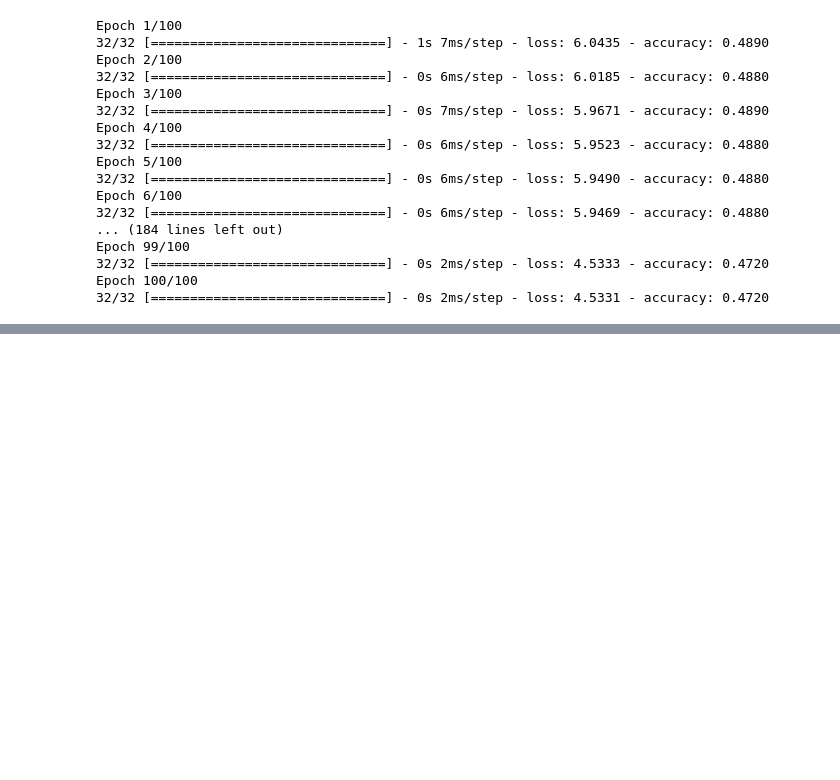
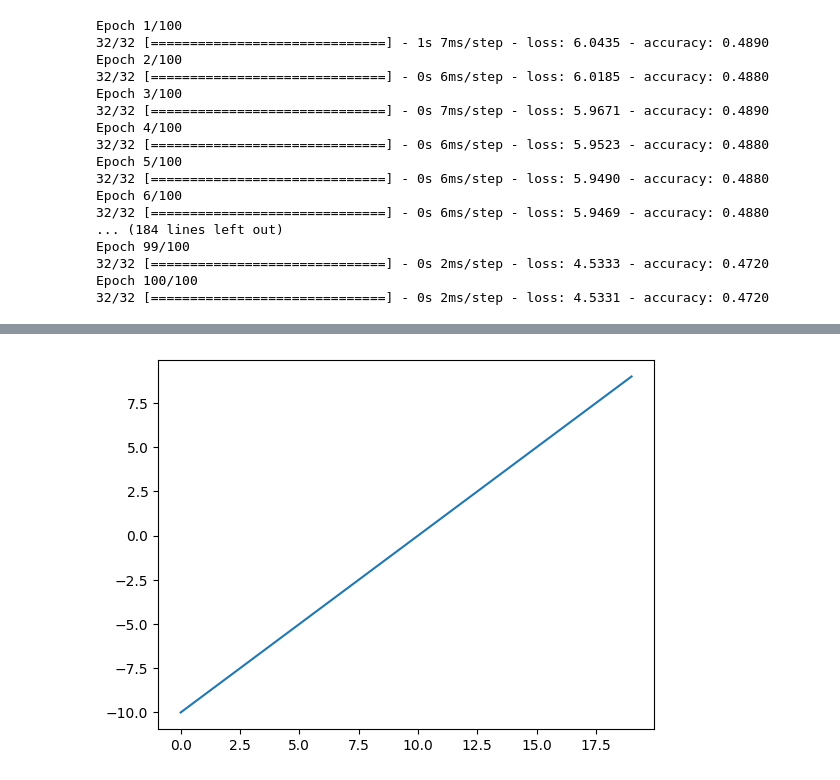
Before and after one commit to lakshitgosain/Tensorflow-ZTM, a Jupyter notebook: 02_neural_network_classification_in_tensorflow.ipynb, the cells around one changed output, grey strips where cells are left out. Saved outputs shown, nothing was run; the diff lists cells and outputs as text; code cells hidden in the pictures; blank space fills up the shorter version.

```diff
--- a/02_neural_network_classification_in_tensorflow.ipynb
+++ b/02_neural_network_classification_in_tensorflow.ipynb
@@ -386,0 +485,5 @@ Epoch 100/100
+# %%
+#Visualize the toy tensor
+plt.plot(A);
+# %% [output]
+[figure, added]
```
Also changed, not shown: parts of 13 cells of this notebook.
